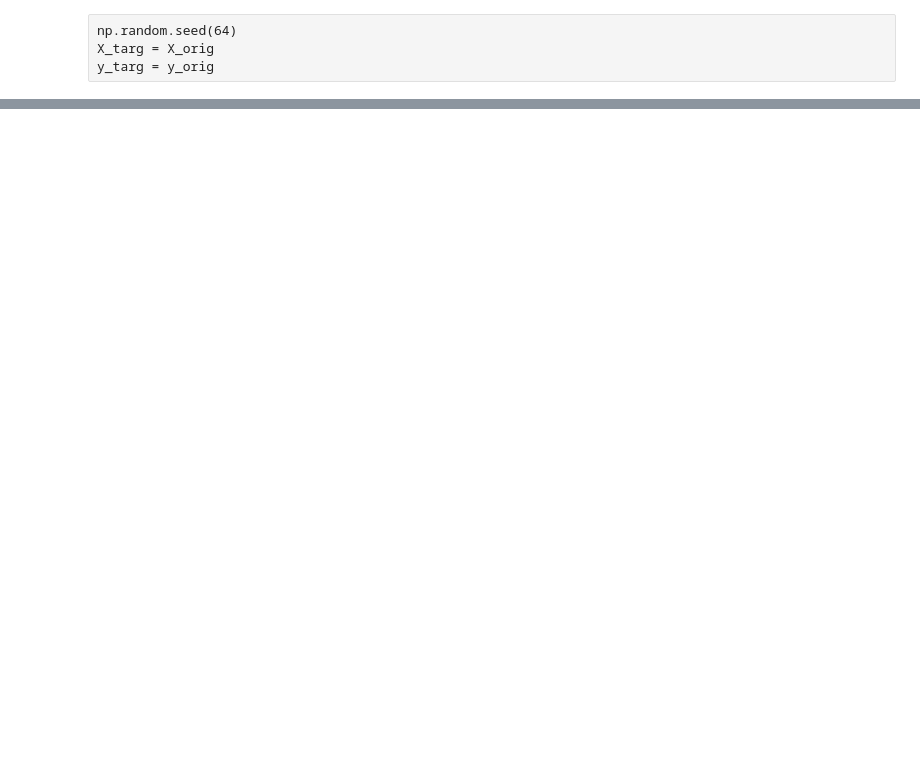
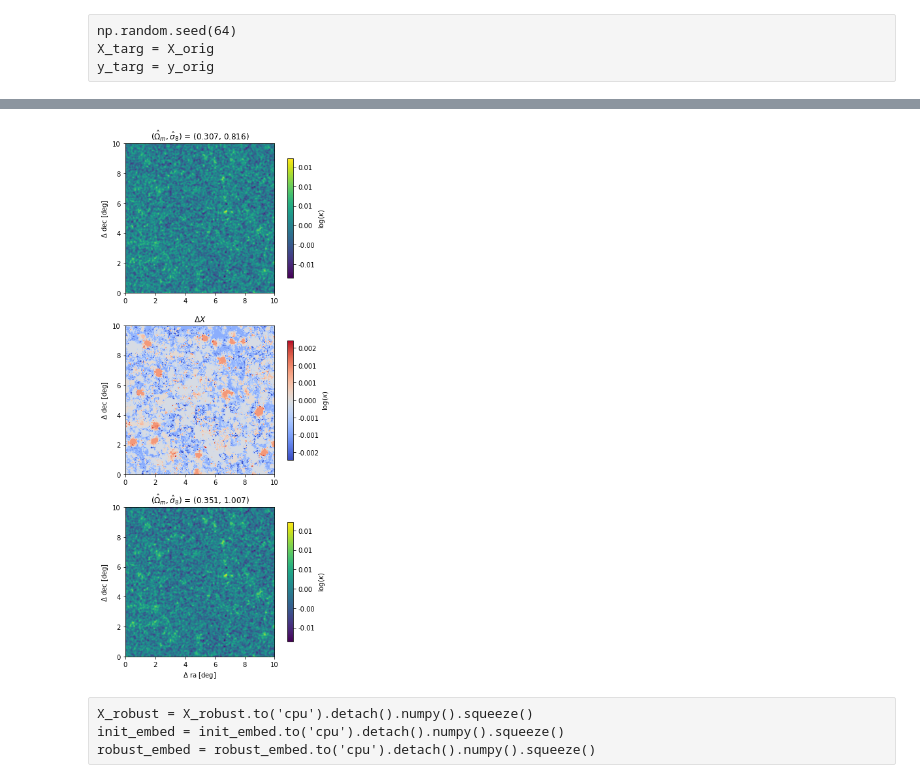
Before and after one commit to mclaughlin6464/uatu, a Jupyter notebook: notebooks/Uatu I Adv Attacks & Clone Examples Plots.ipynb, the cells around one changed output, grey strips where cells are left out. Cells and saved outputs as stored; diff of their text form; code cells hidden in the pictures; blank space fills up the shorter version.

```diff
--- a/notebooks/Uatu I Adv Attacks & Clone Examples Plots.ipynb
+++ b/notebooks/Uatu I Adv Attacks & Clone Examples Plots.ipynb
@@ -191,7 +251,6 @@ plt.imshow(X_orig.squeeze())
 # %%
-X_robust, init_embed, robust_embed = compute_robust_map(model,\
+X_attacked = compute_attacked_map(model,\
                                   torch.Tensor(X_orig ).reshape((1, shape[0], shape[1])), \
-                                torch.Tensor(X_targ).reshape((1, shape[0], shape[1])),
-                                  #torch.Tensor(y_targ).to(device),
-                                    get_embedding,#get_pred,
-                                    500)#,\
+                                #torch.Tensor(X_targ).reshape((1, shape[0], shape[1])),
+                                  torch.Tensor(y_targ),use_log_barrier=True,
+                                    n_steps=500,lr = 1e-2, min_loss=True)#,\
@@ -208,2 +257,6 @@ robust_embed = robust_embed.to('cpu').detach().numpy().squeeze()
+# %%
+X_attacked = X_attacked.to('cpu').detach().numpy().squeeze()
+# %%
+vmin, vmax = X_orig.min()*1.1, X_orig.max()*1.1
 # %%
 init_pred = model(torch.Tensor(X_orig ).reshape((1, shape[0], shape[1])).to(device)).cpu().detach().numpy().squeeze()
@@ -211,0 +295,32 @@ final_targ_pred = model(torch.Tensor(X_robust ).reshape((1, shape[0], shape[1]))
+# %%
+#fig = plt.figure(figsize = (16,4))
+#fig, axes = plt.subplots(1,3,figsize=(12,6))
+fig, axes = plt.subplots(3,1,figsize=(6,12))
+
+fig.set_facecolor('w')
+
+#plt.title('Orig Image')
+im = axes[0].imshow(X_orig.squeeze(), vmin = vmin, vmax= vmax,extent=[0,10,0,10])
+axes[0].set_title(r'($\hat{\Omega}_m, \hat{\sigma}_8$) = (%0.3f, %0.3f)'%(init_pred[0], init_pred[1]) )
+#plt.title('Diff Image')
+fig.colorbar(im, ax=axes[0], shrink = 0.8, label = r'$\log(\kappa)$', format='%0.2f')
+m = 10.0
+im = axes[1].imshow((X_attacked.squeeze()-X_orig.squeeze() ), vmin = -vmax/m, vmax= vmax/m,extent=[0,10,0,10], cmap='coolwarm')
+#axes[1].set_title(r'$%d \times \Delta X$'%m)
+axes[1].set_title(r'$\Delta X$')
+fig.colorbar(im, ax=axes[1], shrink = 0.8, label = r'$\log(\kappa)$', format='%0.3f')
+
+#plt.title('Perturbed Image')
+im = axes[2].imshow(X_attacked.squeeze(), vmin = vmin, vmax= vmax,extent=[0,10,0,10])
+axes[2].set_title(r'($\hat{\Omega}_m, \hat{\sigma}_8$) = (%0.3f, %0.3f)'%(final_targ_pred[0], final_targ_pred[1]) )
+
+#im = axes[1][1].imshow(X_targ.squeeze(), vmin = vmin, vmax= vmax,extent=[0,10,0,10])
+#axes[1][1].set_title(r'($\hat{\Omega}_m, \hat{\sigma}_8$) = (%0.3f, %0.3f)'%(init_targ_pred[0], init_targ_pred[1]) )
+
+fig.colorbar(im, ax=axes[2], shrink = 0.8, label = r'$\log(\kappa)$', format='%0.2f')
+for i in range(3):
+    axes[2].set_xlabel(r'$\Delta$ ra [deg]')
+    axes[i].set_ylabel(r'$\Delta$ dec [deg]')
+plt.tight_layout()
+# %% [output]
+[figure, added]
@@ -211,0 +329,4 @@ final_targ_pred = model(torch.Tensor(X_robust ).reshape((1, shape[0], shape[1]))
+# %% [raw]
+X_robust = X_robust.to('cpu').detach().numpy().squeeze()
+init_embed = init_embed.to('cpu').detach().numpy().squeeze()
+robust_embed = robust_embed.to('cpu').detach().numpy().squeeze()
```
Also changed, not shown: parts of 39 cells of this notebook, 2 other files.
